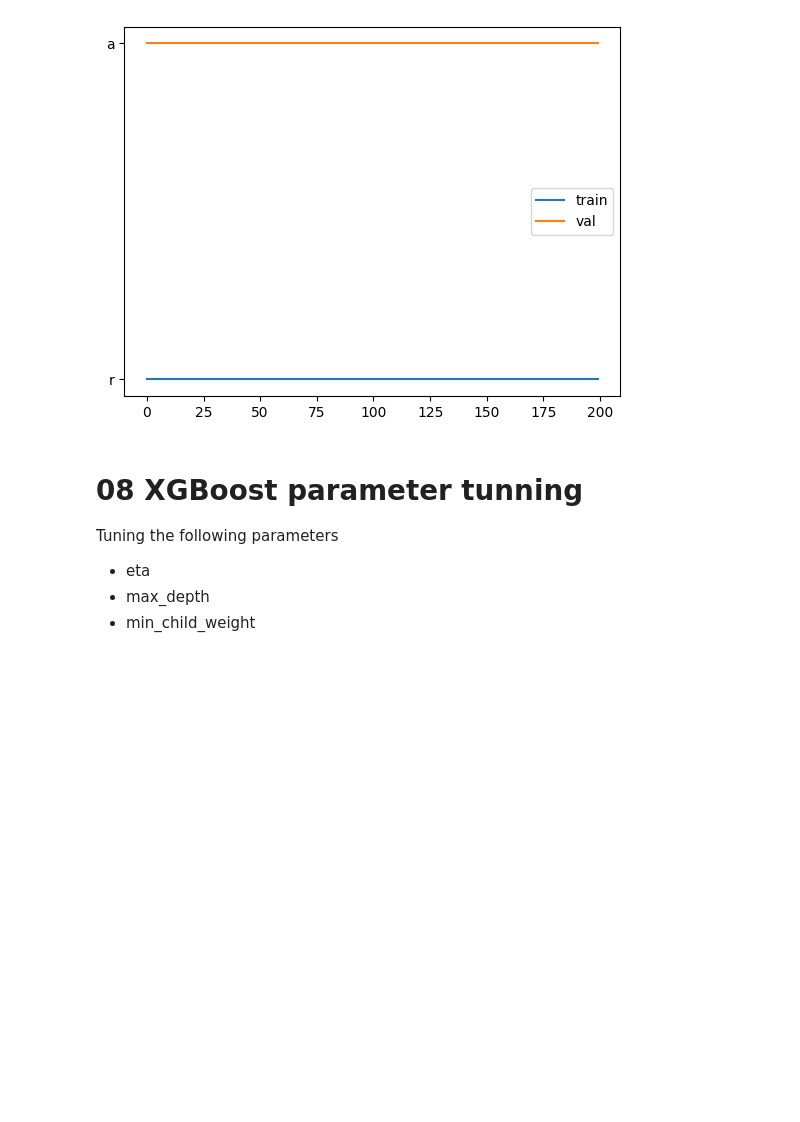
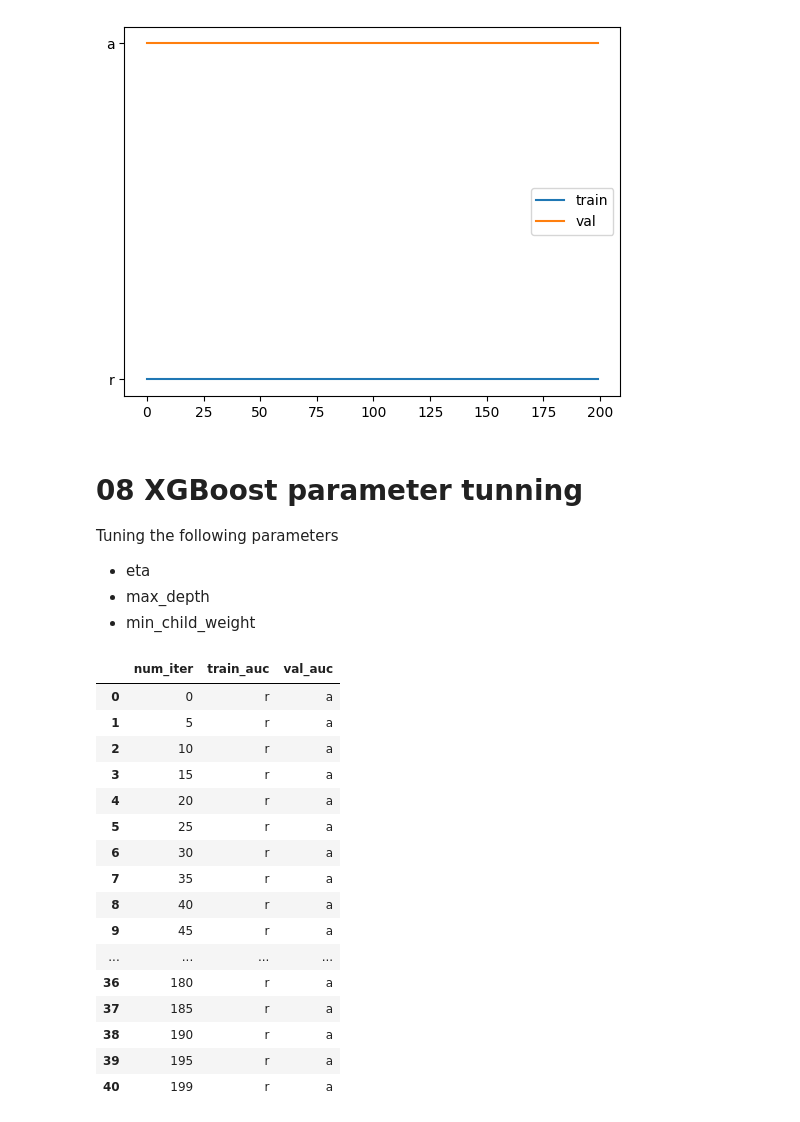
Before and after one commit to bjdeb1986/machine-learning-zoomcamp-homework-bjdeb, a Jupyter notebook: 06-Trees/CreditRisk.ipynb, the cells around one changed output. Cells and saved outputs as stored; diff of their text form; code cells hidden in the pictures; blank space fills up the shorter version.

```diff
--- a/06-Trees/CreditRisk.ipynb
+++ b/06-Trees/CreditRisk.ipynb
@@ -843,0 +859,20 @@ Tuning the following parameters
+# %%
+scores['eta=0.01']
+# %% [output]
+|  | num_iter | train_auc | val_auc |
+| 0 | 0 | r | a |
+| 1 | 5 | r | a |
+| 2 | 10 | r | a |
+| 3 | 15 | r | a |
+| 4 | 20 | r | a |
+| 5 | 25 | r | a |
+| 6 | 30 | r | a |
+| 7 | 35 | r | a |
+| 8 | 40 | r | a |
+| 9 | 45 | r | a |
+| ... | ... | ... | ... |
+| 36 | 180 | r | a |
+| 37 | 185 | r | a |
+| 38 | 190 | r | a |
+| 39 | 195 | r | a |
+| 40 | 199 | r | a |
```
Also changed, not shown: parts of 29 cells of this notebook.
